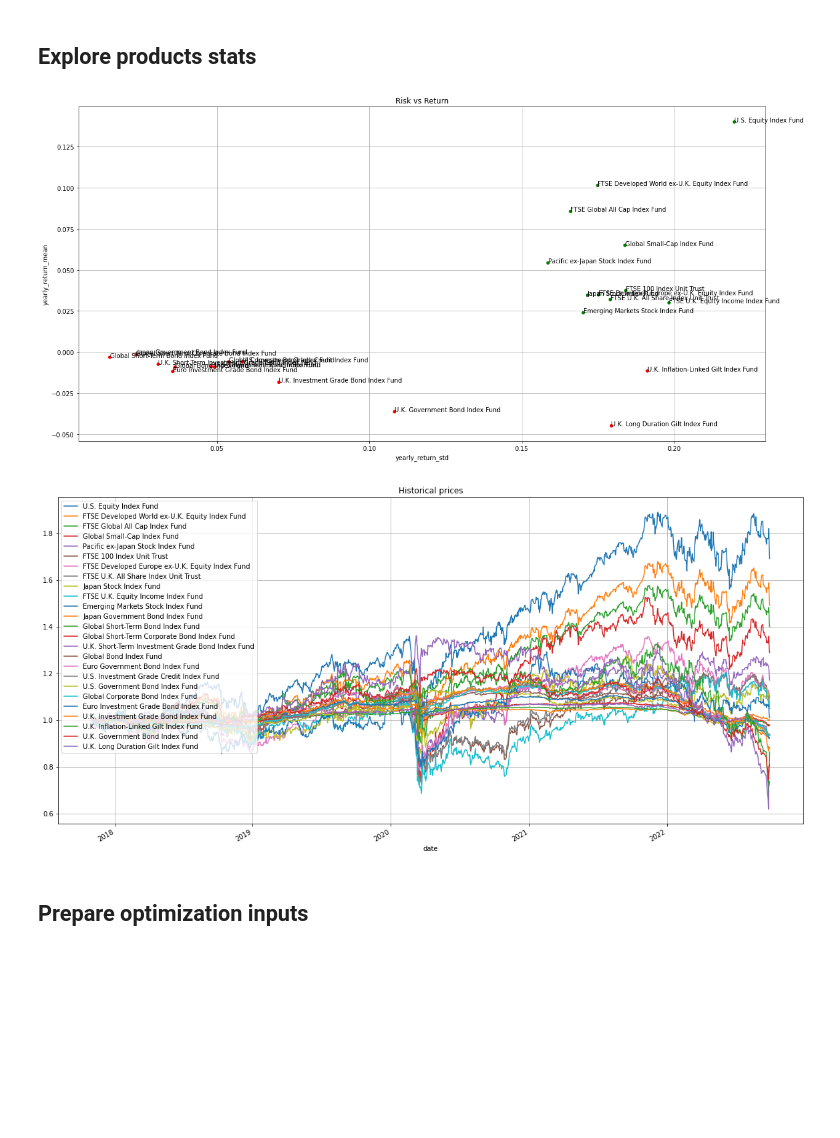
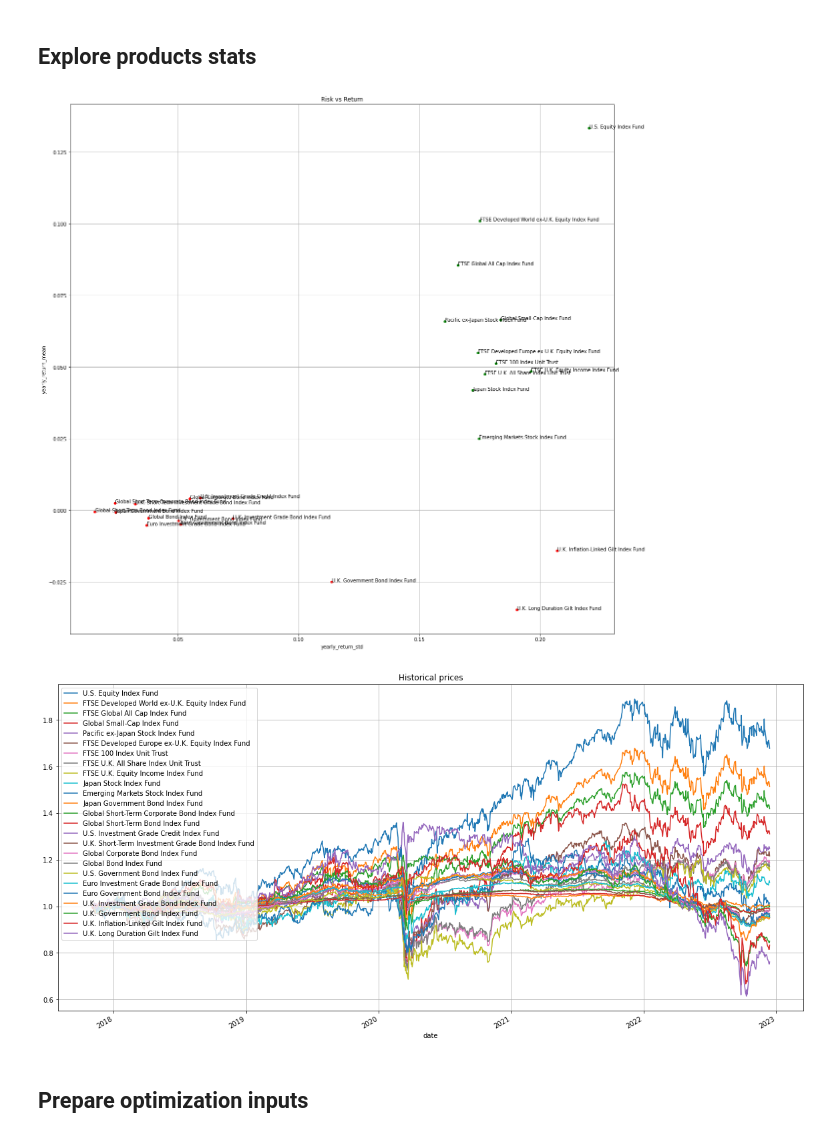
Before and after one commit to 0x26res/vanguard-optimizer, a Jupyter notebook: vanguard-optimizer.ipynb, the cells around one changed output. Drawn from its saved outputs; the diff is of its cells as text; code cells hidden in the pictures; blank space fills up the shorter version.

```diff
--- a/vanguard-optimizer.ipynb
+++ b/vanguard-optimizer.ipynb
@@ -25,7 +24,7 @@ REQUEST_URL = "https://api.vanguard.com/rs/gre/gra/1.7.0/datasets/urd-product-po
 ASSET_COLOURS = {"BOND": "red", "EQUITY": "green"}
 CUTOFF_YEAR = 2017
 
-END_DATE = pd.to_datetime("2022-10-01")
+END_DATE = pd.to_datetime("2022-12-15")
 # %% [markdown]
 ## Get products descriptions
 # %%
@@ -157,32 +156,32 @@ products_stats_df = products_df.join(stats, on="sedol")
 # %%
 ax = (
     products_stats_df
     # .set_index('year_std')
     .plot.scatter(
         x="yearly_return_std",
         y="yearly_return_mean",
         grid=True,
-        figsize=(20, 10),
+        figsize=(20, 20),
         c=products_stats_df["assetCode"].map(ASSET_COLOURS),
     )
 )
 
 
 def label_point(x, y, val, ax):
     a = pd.concat({"x": x, "y": y, "val": val}, axis=1)
     for i, point in a.iterrows():
         ax.text(point["x"], point["y"], str(point["val"]))
 
 
 label_point(
     products_stats_df["yearly_return_std"],
     products_stats_df["yearly_return_mean"],
     products_stats_df["name"],
     ax,
 )
 _ = ax.set_title("Risk vs Return")
 # %% [output]
-[figure, old version]
+[figure, new version]
 # %%
 pivoted_prices = historical_df.pivot(
     index="date", values="price", columns="sedol"
@@ -192,13 +196,12 @@ sorted_sedols = pivoted_prices.div(pivoted_prices.iloc[0], axis=1).iloc[-1].sort
 # %%
 ax = (
-    pivoted_prices.div(pivoted_prices.iloc[0], axis=1)
-    [sorted_sedols]
+    pivoted_prices.div(pivoted_prices.iloc[0], axis=1)[sorted_sedols]
     .rename(columns=sedol_to_name)
     .plot(figsize=(20, 10), title="Historical prices", grid=True)
 )
 _ = ax.legend(loc="upper left")
 # %% [output]
-[figure, old version]
+[figure, new version]
 # %% [markdown]
 ## Prepare optimization inputs
 # %%
```
Also changed, not shown: parts of 13 cells of this notebook, 2 other files.
